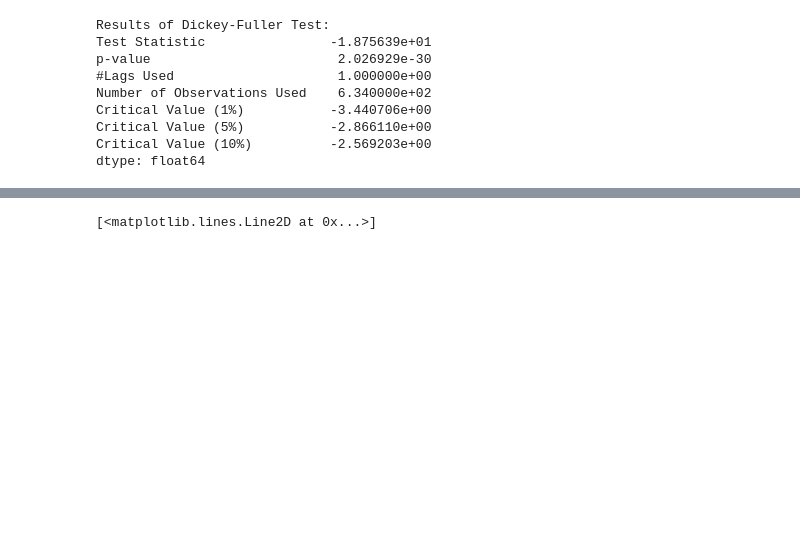
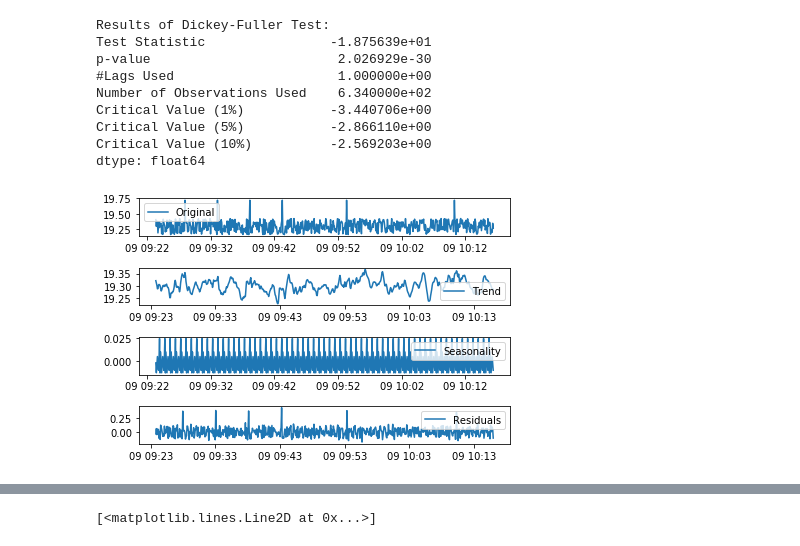
Before and after one commit to naellini/datascience, a Jupyter notebook: congestion_forecast.ipynb, the cells around one changed output, grey strips where cells are left out. Drawn from its saved outputs; the diff is of its cells as text; code cells hidden in the pictures; blank space fills up the shorter version.

```diff
--- a/congestion_forecast.ipynb
+++ b/congestion_forecast.ipynb
@@ -112,3 +111,29 @@ Critical Value (1%)           -3.440706e+00
 Critical Value (5%)           -2.866110e+00
 Critical Value (10%)          -2.569203e+00
 dtype: float64
+# %%
+#Eliminating trend and Seasonality Decomposing
+#Both trend and seasonality are modeled separately and the remaining part of the series is returned
+
+from statsmodels.tsa.seasonal import seasonal_decompose
+decomposition = seasonal_decompose(ts_log,freq=10)
+
+trend = decomposition.trend
+seasonal = decomposition.seasonal
+residual = decomposition.resid
+
+plt.subplot(411)
+plt.plot(ts_log, label='Original')
+plt.legend(loc='best')
+plt.subplot(412)
+plt.plot(trend, label='Trend')
+plt.legend(loc='best')
+plt.subplot(413)
+plt.plot(seasonal,label='Seasonality')
+plt.legend(loc='best')
+plt.subplot(414)
+plt.plot(residual, label='Residuals')
+plt.legend(loc='best')
+plt.tight_layout()
+# %% [output]
+[figure, added]
```
Also changed, not shown: parts of 9 cells of this notebook.
